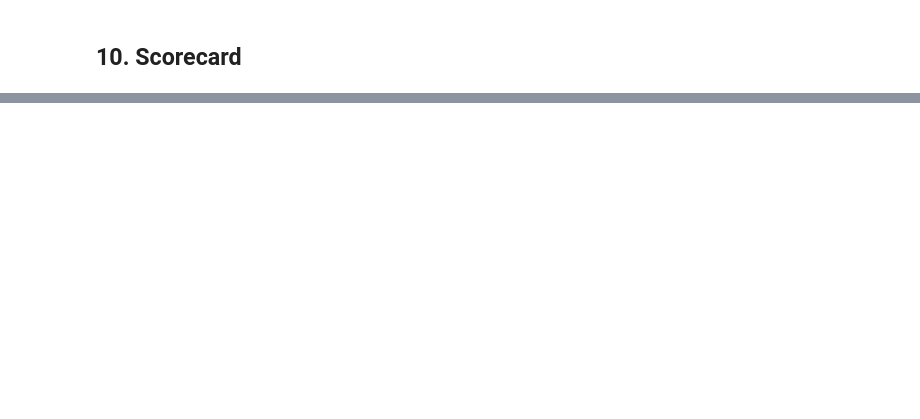
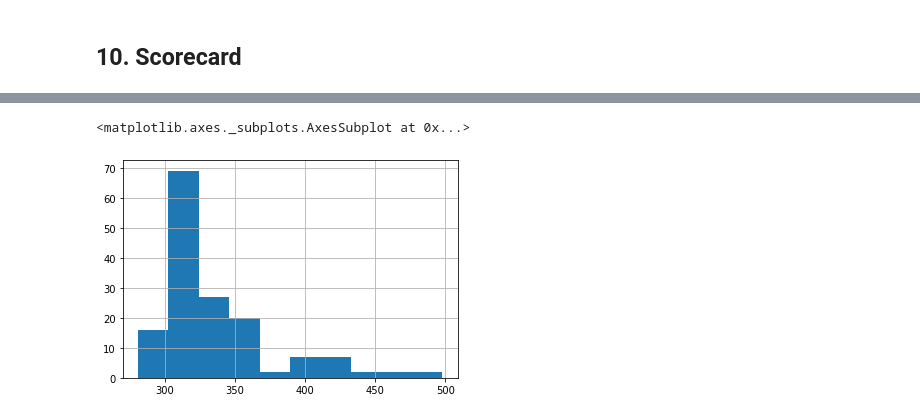
Before and after one commit to roca8/AMV, a Jupyter notebook: programas/Práctica Regresión Logística.ipynb, the cells around one changed output, grey strips where cells are left out. Cells and saved outputs as stored; diff of their text form; code cells hidden in the pictures; blank space fills up the shorter version.

```diff
--- a/programas/Práctica Regresión Logística.ipynb
+++ b/programas/Práctica Regresión Logística.ipynb
@@ -373,0 +389,7 @@ aux
+# %%
+n = len(best)
+betas = modelo.coef_[0]
+alpha = modelo.intercept_[0]
+for feat, beta in zip(varw, betas):
+    aux['P_' + feat] = np.ceil((-aux[feat] * beta + alpha / n) * factor + offset / n).astype(int)
+aux['score'] = aux[[f for f in aux.columns if f[:2] == 'P_']].sum(axis=1)
@@ -373,0 +408,5 @@ aux
+# %%
+aux.score.hist()
+# %% [output]
+<matplotlib.axes._subplots.AxesSubplot at 0x...>
+[figure, added]
```
Also changed, not shown: parts of 18 cells of this notebook, 4 other files.
